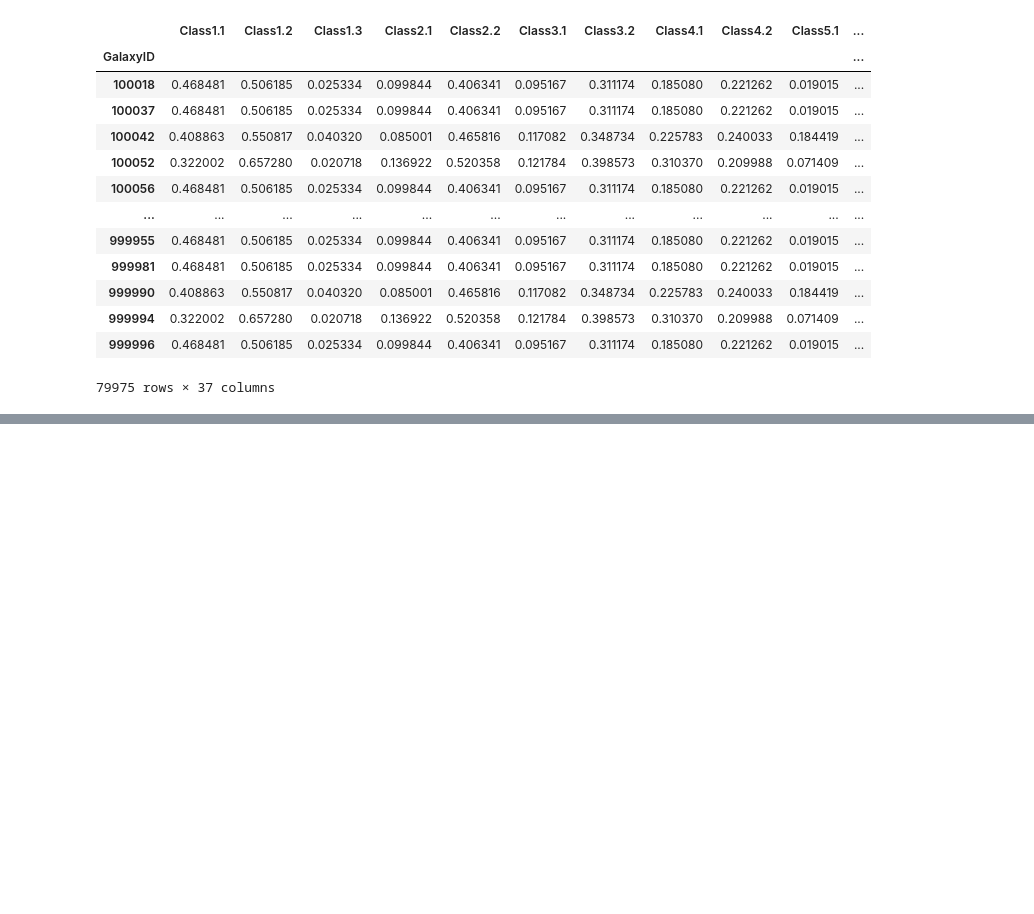
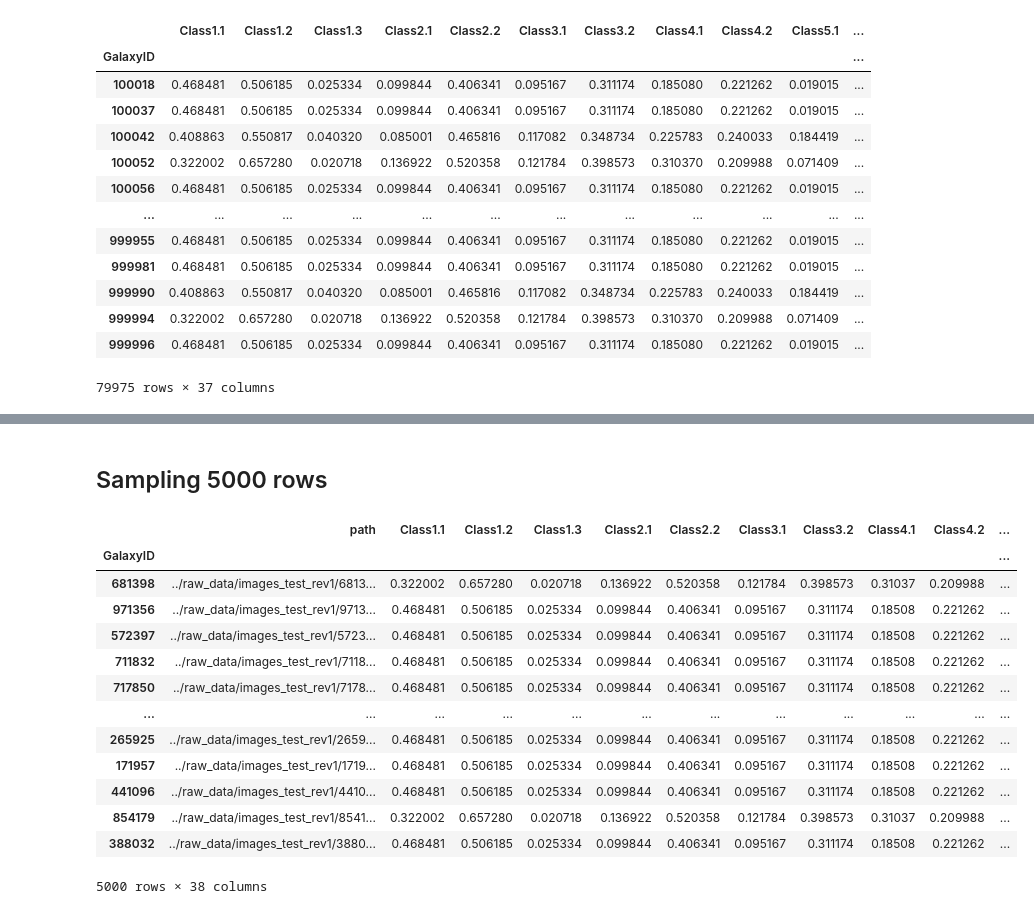
Before and after one commit to AurelSann/StarWars, a Jupyter notebook: notebooks/Aurélien - data Explo.ipynb, the cells around one changed output, grey strips where cells are left out. Drawn from its saved outputs; the diff is of its cells as text; code cells hidden in the pictures; blank space fills up the shorter version.

Commit message:
dataframe merged

```diff
--- a/notebooks/Aurélien - data Explo.ipynb
+++ b/notebooks/Aurélien - data Explo.ipynb
@@ -59,0 +62,2 @@ X
+# %%
+dataframe = X.merge(y_pred, left_on='GalaxyID', right_on='GalaxyID')
@@ -59,0 +80,2 @@ X
+# %%
+dataframe = dataframe.set_index('GalaxyID')
@@ -59,0 +93,23 @@ X
+# %% [markdown]
+## Sampling 5000 rows
+# %%
+def sampling (df,nrows):
+    X_sampled = df.sample(nrows)
+    return X_sampled
+# %%
+sampling(dataframe,5000)
+# %% [output]
+|  | path | Class1.1 | Class1.2 | Class1.3 | Class2.1 | Class2.2 | Class3.1 | Class3.2 | Class4.1 | Class4.2 | ... |
+| GalaxyID |  |  |  |  |  |  |  |  |  |  | ... |
+| 681398 | ../raw_data/images_test_rev1/6813... | 0.322002 | 0.657280 | 0.020718 | 0.136922 | 0.520358 | 0.121784 | 0.398573 | 0.31037 | 0.209988 | ... |
+| 971356 | ../raw_data/images_test_rev1/9713... | 0.468481 | 0.506185 | 0.025334 | 0.099844 | 0.406341 | 0.095167 | 0.311174 | 0.18508 | 0.221262 | ... |
+| 572397 | ../raw_data/images_test_rev1/5723... | 0.468481 | 0.506185 | 0.025334 | 0.099844 | 0.406341 | 0.095167 | 0.311174 | 0.18508 | 0.221262 | ... |
+| 711832 | ../raw_data/images_test_rev1/7118... | 0.468481 | 0.506185 | 0.025334 | 0.099844 | 0.406341 | 0.095167 | 0.311174 | 0.18508 | 0.221262 | ... |
+| 717850 | ../raw_data/images_test_rev1/7178... | 0.468481 | 0.506185 | 0.025334 | 0.099844 | 0.406341 | 0.095167 | 0.311174 | 0.18508 | 0.221262 | ... |
+| ... | ... | ... | ... | ... | ... | ... | ... | ... | ... | ... | ... |
+| 265925 | ../raw_data/images_test_rev1/2659... | 0.468481 | 0.506185 | 0.025334 | 0.099844 | 0.406341 | 0.095167 | 0.311174 | 0.18508 | 0.221262 | ... |
+| 171957 | ../raw_data/images_test_rev1/1719... | 0.468481 | 0.506185 | 0.025334 | 0.099844 | 0.406341 | 0.095167 | 0.311174 | 0.18508 | 0.221262 | ... |
+| 441096 | ../raw_data/images_test_rev1/4410... | 0.468481 | 0.506185 | 0.025334 | 0.099844 | 0.406341 | 0.095167 | 0.311174 | 0.18508 | 0.221262 | ... |
+| 854179 | ../raw_data/images_test_rev1/8541... | 0.322002 | 0.657280 | 0.020718 | 0.136922 | 0.520358 | 0.121784 | 0.398573 | 0.31037 | 0.209988 | ... |
+| 388032 | ../raw_data/images_test_rev1/3880... | 0.468481 | 0.506185 | 0.025334 | 0.099844 | 0.406341 | 0.095167 | 0.311174 | 0.18508 | 0.221262 | ... |
+5000 rows × 38 columns
```
Also changed, not shown: parts of 12 cells of this notebook.
